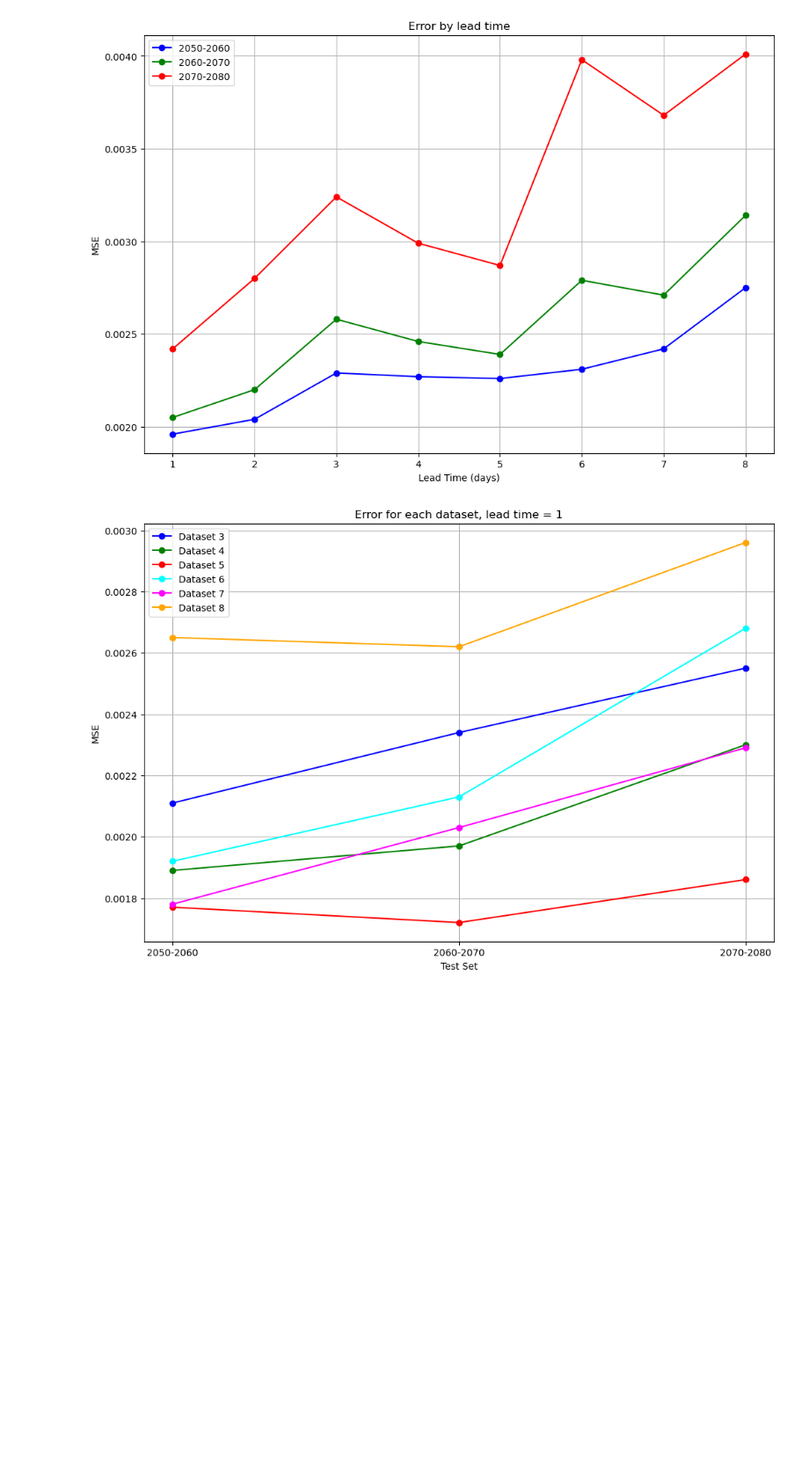
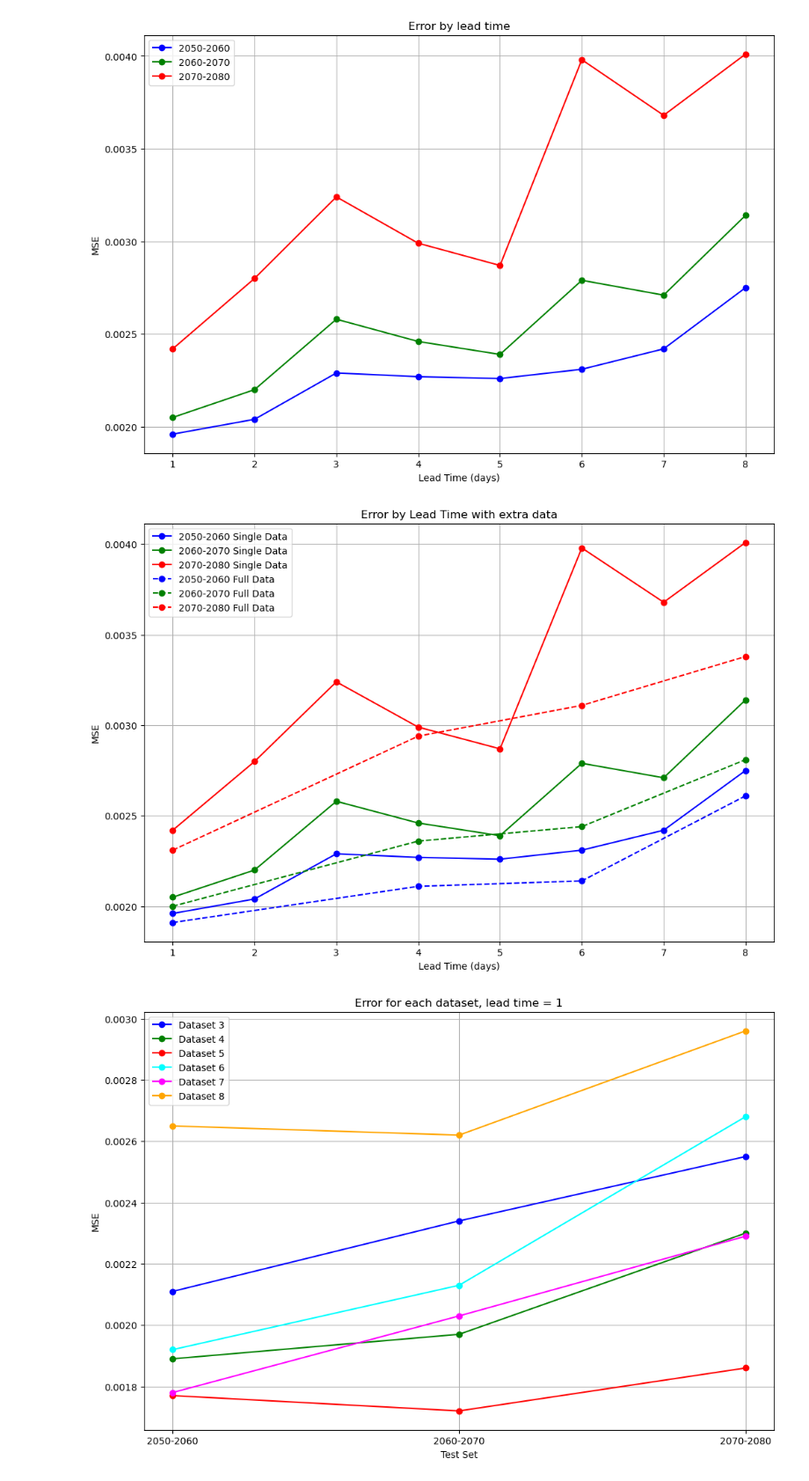
Before and after one commit to hoonerg/EART60702, a Jupyter notebook: project_2/plotting.ipynb, the cells around one changed output. Shown at 88% size. Cells and saved outputs as stored; diff of their text form; code cells hidden in the pictures; blank space fills up the shorter version.

```diff
--- a/project_2/plotting.ipynb
+++ b/project_2/plotting.ipynb
@@ -94,6 +94,59 @@ plt.legend()
 plt.show()
 # %% [output]
 [figure]
+# %%
+import matplotlib.pyplot as plt
+
+# Single member
+new_losses = [
+    [0.00196, 0.00205, 0.00242],
+    [0.00204, 0.00220, 0.00280],
+    [0.00229, 0.00258, 0.00324],
+    [0.00227, 0.00246, 0.00299],
+    [0.00226, 0.00239, 0.00287],
+    [0.00231, 0.00279, 0.00398],
+    [0.00242, 0.00271, 0.00368],
+    [0.00275, 0.00314, 0.00401]
+]
+
+# All data
+dash_losses = {
+    'l1': [0.00191, 0.00200, 0.00231],
+    'l4': [0.00211, 0.00236, 0.00294],
+    'l6': [0.00214, 0.00244, 0.00311],
+    'l8': [0.00261, 0.00281, 0.00338]
+}
+
+losses_by_test_set = {
+    '2050-2060': [loss[0] for loss in new_losses],
+    '2060-2070': [loss[1] for loss in new_losses],
+    '2070-2080': [loss[2] for loss in new_losses]
+}
+
+dash_lines = {
+    '2050-2060': [dash_losses['l1'][0], dash_losses['l4'][0], dash_losses['l6'][0], dash_losses['l8'][0]],
+    '2060-2070': [dash_losses['l1'][1], dash_losses['l4'][1], dash_losses['l6'][1], dash_losses['l8'][1]],
+    '2070-2080': [dash_losses['l1'][2], dash_losses['l4'][2], dash_losses['l6'][2], dash_losses['l8'][2]]
+}
+
+distinct_test_set_colors = ['blue', 'green', 'red']
+plt.figure(figsize=(12, 8))
+for i, (test_set, losses) in enumerate(losses_by_test_set.items()):
+    plt.plot(range(1, 9), losses, marker='o', color=distinct_test_set_colors[i], label=f'{test_set} Single Data')
+
+# Plot specific lead times with dashed lines
+for i, (test_set, dash_loss) in enumerate(dash_lines.items()):
+    plt.plot([1, 4, 6, 8], dash_loss, linestyle='--', marker='o', color=distinct_test_set_colors[i], label=f'{test_set} Full Data')
+
+# Add title, labels, and grid
+plt.title('Error by Lead Time with extra data')
+plt.xlabel('Lead Time (days)')
+plt.ylabel('MSE')
+plt.grid(True)
+plt.legend()
+plt.show()
+# %% [output]
+[figure, added]
 # %%
 import matplotlib.pyplot as plt
 
```
Also changed, not shown: 4 other files.
